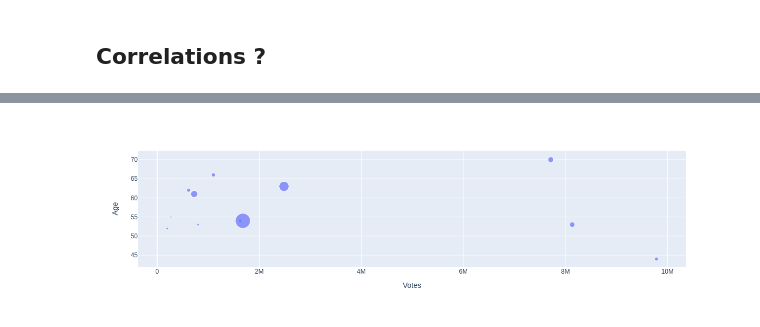
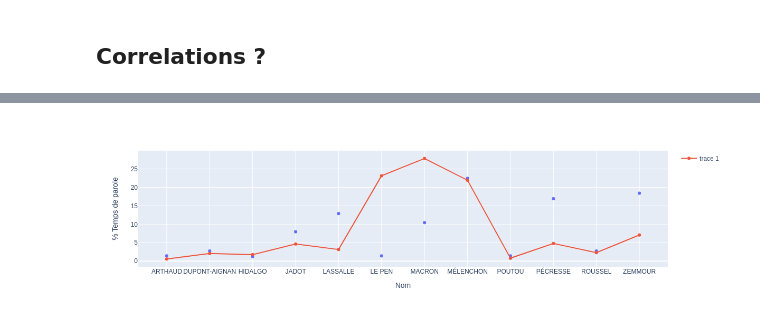
Before and after one commit to Eccsx/Data-Analysis-of-French-Elections, a Jupyter notebook: 2022.ipynb, the cells around one changed output, grey strips where cells are left out. Cells and saved outputs as stored; diff of their text form; code cells hidden in the pictures.

```diff
--- a/2022.ipynb
+++ b/2022.ipynb
@@ -252,8 +227,15 @@ candidats['Patrimoine (EUR)'] = [219_000, 220_000, 550_000, 630_000, 1_200_000,
                                  4_200_000, 1_400_000, 575_000, 412_000,
                                  9_700_000, 122_000, 2_000_000]
 candidats['Votes'] = t1_dep[t1_dep.columns[7:]].apply(sum).values
-# candidat['Temps de parole'] = t1_parole.
+candidats.sort_values(by='Nom', ascending=True, inplace=True)
+# Check le pen
+candidats['Temps de parole (h)'] = t1_parole.sort_values(by='Candidat', ascending=True).groupby('Candidat', sort=False)['Heures'].transform('sum')
+candidats.reset_index(drop=True, inplace=True)
+
+candidats['% Votes'] = candidats['Votes'] / candidats['Votes'].sum() * 100
+candidats['% Temps de parole'] = candidats['Temps de parole (h)'] / candidats['Temps de parole (h)'].sum() * 100
 
 # https://www.europe1.fr/politique/presidentielle-voici-les-declarations-de-patrimoine-et-dinterets-des-12-candidats-4098301
+
 candidats
 # %% [output]
@@ -288,6 +255,8 @@ Name: Heures, dtype: float64
 # %%
-fig = px.scatter()
+fig = px.scatter(candidats,
+                 x='Nom', y='% Temps de parole')
 
+fig.add_scatter(x=candidats['Nom'], y=candidats['% Votes'])
 fig.show()
 # %% [output]
-[figure, old version]
+[figure, new version]
```
Also changed, not shown: parts of 6 cells of this notebook.
